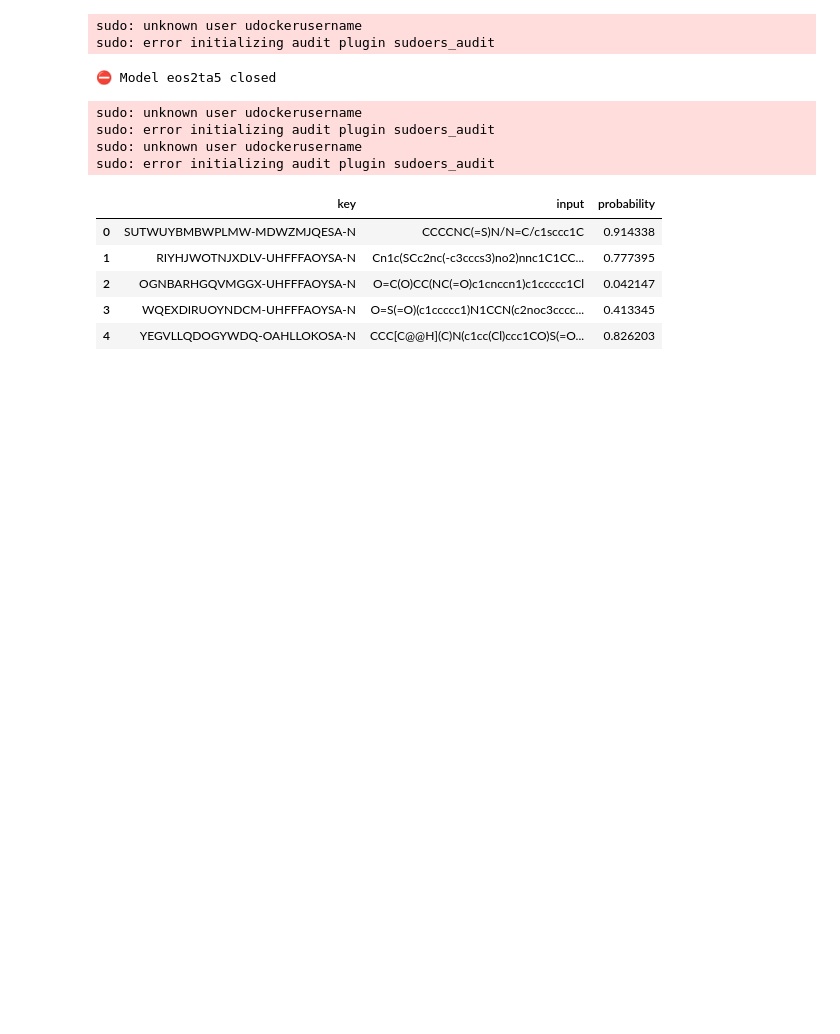
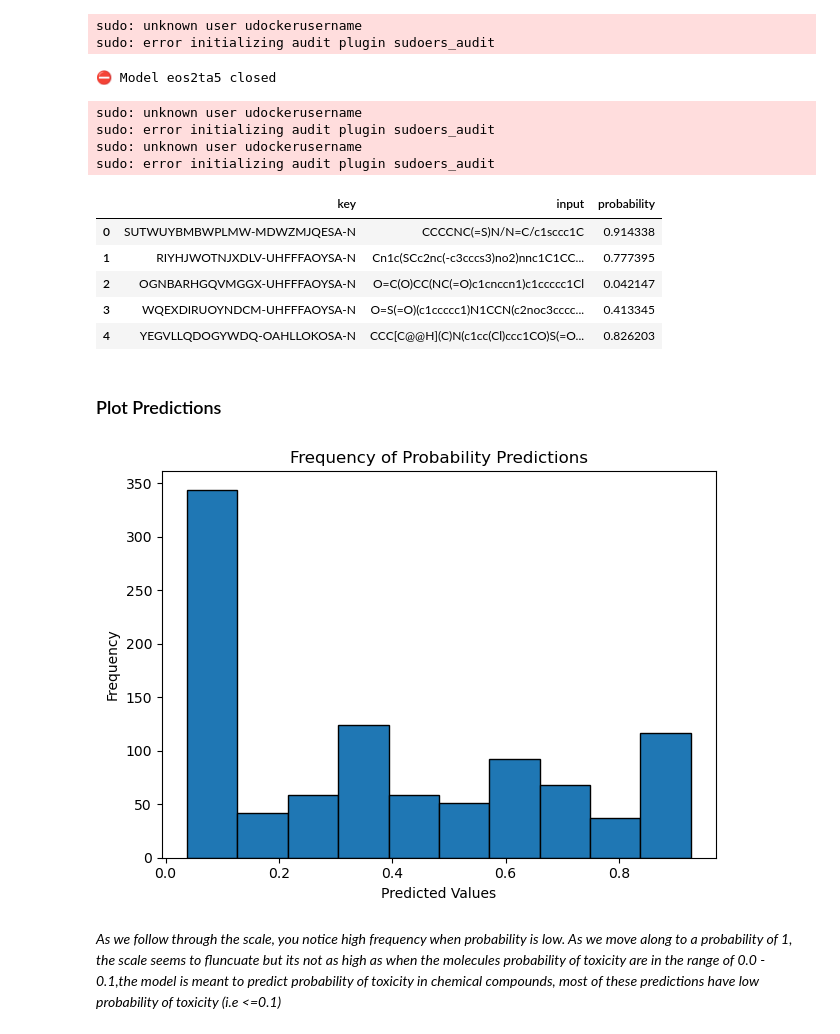
Before and after one commit to atienosonia/ersilia-OSI, a Jupyter notebook: notebooks/index.ipynb, the cells around one changed output. Drawn from its saved outputs; the diff is of its cells as text; code cells hidden in the pictures; blank space fills up the shorter version.

Commit message:
plot predictions

```diff
--- a/notebooks/index.ipynb
+++ b/notebooks/index.ipynb
@@ -234,3 +236,19 @@ predictions_data.head()
 | 2 | OGNBARHGQVMGGX-UHFFFAOYSA-N | O=C(O)CC(NC(=O)c1cnccn1)c1ccccc1Cl | 0.042147 |
 | 3 | WQEXDIRUOYNDCM-UHFFFAOYSA-N | O=S(=O)(c1ccccc1)N1CCN(c2noc3cccc... | 0.413345 |
 | 4 | YEGVLLQDOGYWDQ-OAHLLOKOSA-N | CCC[C@@H](C)N(c1cc(Cl)ccc1CO)S(=O... | 0.826203 |
+# %% [markdown]
+### Plot Predictions
+# %%
+fig, ax = plt.subplots()
+
+ax.hist(predictions_data['probability'], edgecolor = 'black')
+
+plt.title('Frequency of Probability Predictions')
+plt.xlabel('Predicted Values')
+plt.ylabel('Frequency')
+plt.tight_layout()
+plt.show()
+# %% [output]
+[figure, added]
+# %% [markdown]
+*As we follow through the scale, you notice high frequency when probability is low. As we move along to a probability of 1, the scale seems to fluncuate but its not as high as when the molecules probability of toxicity are in the range of 0.0 - 0.1,the model is meant to predict probability of toxicity in chemical compounds, most of these predictions have low probability of toxicity (i.e <=0.1)*
```
Also changed, not shown: parts of 1 cell of this notebook.
